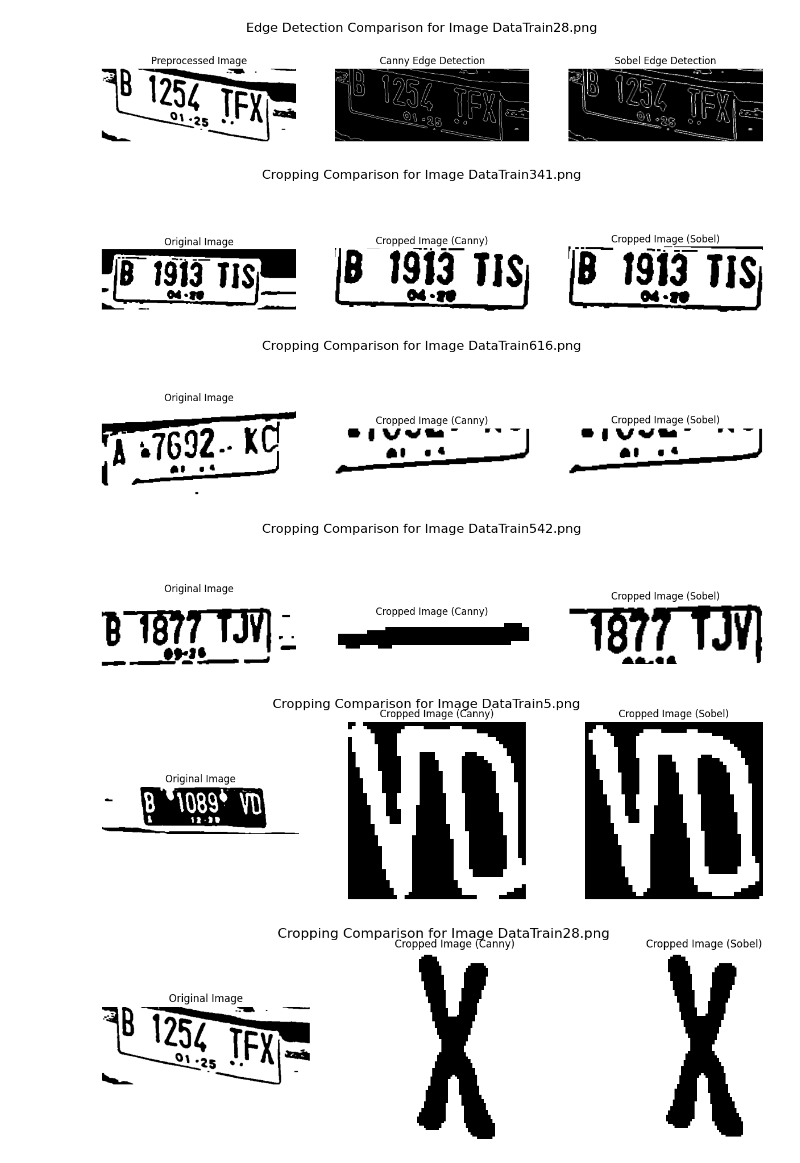
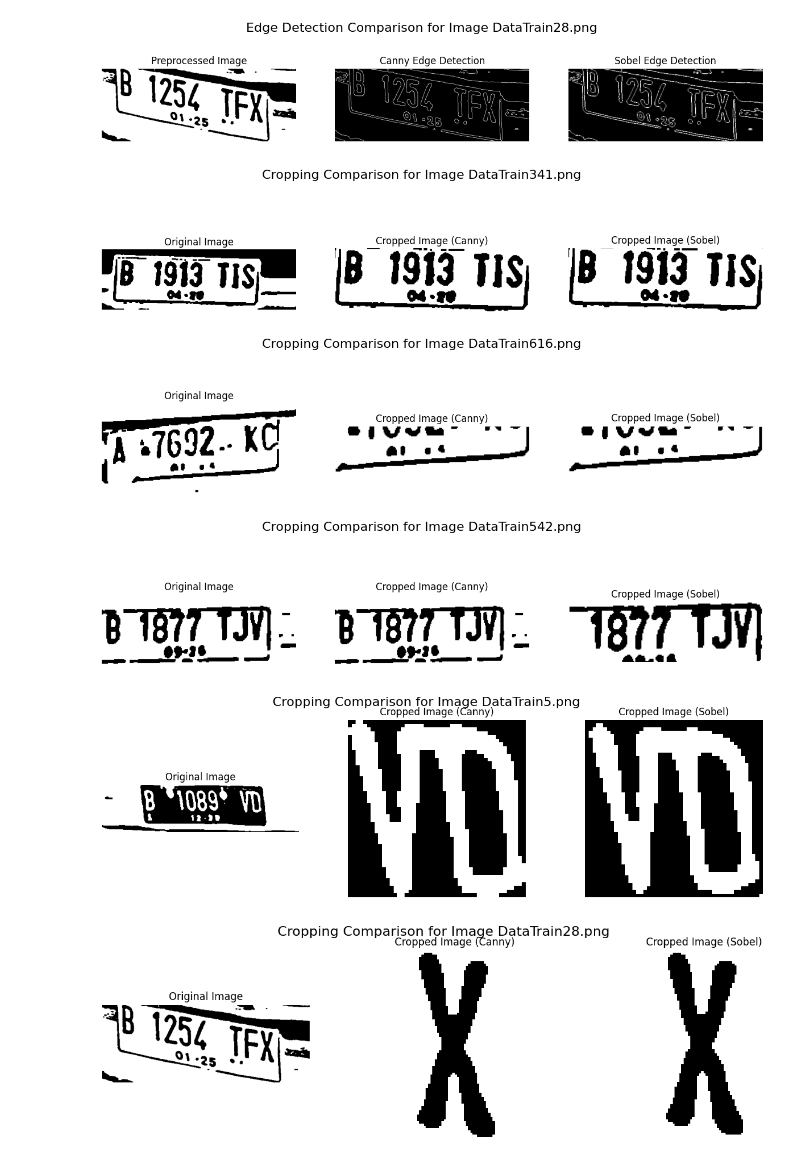
Before and after one commit to abdzufar/PCD-PlatNomor, a Jupyter notebook: preprocess.ipynb, the cells around one changed output. Drawn from its saved outputs; the diff is of its cells as text; code cells hidden in the pictures.

Commit message:
threshold contour

```diff
--- a/preprocess.ipynb
+++ b/preprocess.ipynb
@@ -179,44 +179,60 @@ def crop_and_compare(image, canny_edges, sobel_edges, idx):
     '''
 
     def crop_image(image, edges):
-        contours, _ = cv2.findContours(edges, cv2.RETR_EXTERNAL, cv2.CHAIN_APPROX_SIMPLE)
+        # Menggunakan threshold untuk meningkatkan deteksi kontur
+        _, edges_thresholded = cv2.threshold(edges, 50, 255, cv2.THRESH_BINARY)
+
+        # Mencari kontur pada citra tepi
+        contours, _ = cv2.findContours(edges_thresholded, cv2.RETR_EXTERNAL, cv2.CHAIN_APPROX_SIMPLE)
+
         if contours:
-            largest_contour = max(contours, key=cv2.contourArea)
-            x, y, w, h = cv2.boundingRect(largest_contour)
-            return image[y:y+h, x:x+w]
+            # Menyaring kontur berdasarkan ukuran area minimum
+            contours = [contour for contour in contours if cv2.contourArea(contour) > 500]
+
+            if contours:  # Pastikan ada kontur setelah penyaringan
+                # Menemukan kontur terbesar
+                largest_contour = max(contours, key=cv2.contourArea)
+
+                # Menghitung bounding box dari kontur terbesar
+                x, y, w, h = cv2.boundingRect(largest_contour)
+
+                # Memotong gambar berdasarkan bounding box kontur terbesar
+                return image[y:y+h, x:x+w]
+
+        # Jika tidak ada kontur yang valid, kembalikan gambar asli
         return image
 
     cropped_canny = crop_image(image, canny_edges)
     cropped_sobel = crop_image(image, sobel_edges)
 
     fig, axes = plt.subplots(1, 3, figsize=(15, 4))
     axes = axes.ravel()
 
     # Citra asli
     axes[0].imshow(cv2.cvtColor(image, cv2.COLOR_BGR2RGB))
     axes[0].set_title('Original Image')
     axes[0].axis('off')
 
     # Citra hasil pemotongan berdasarkan tepi Canny
     axes[1].imshow(cv2.cvtColor(cropped_canny, cv2.COLOR_BGR2RGB))
     axes[1].set_title('Cropped Image (Canny)')
     axes[1].axis('off')
 
     # Citra hasil pemotongan berdasarkan tepi Sobel
     axes[2].imshow(cv2.cvtColor(cropped_sobel, cv2.COLOR_BGR2RGB))
     axes[2].set_title('Cropped Image (Sobel)')
     axes[2].axis('off')
 
     fig.suptitle(f'Cropping Comparison for Image {idx}', fontsize=16)
     plt.show()
     plt.close()
 
     return cropped_canny, cropped_sobel
 
 cropped_images = [crop_and_compare(image, canny, sobel, idx) for image, (canny, sobel), idx in zip(preprocessed_image, localized_images, random_files)]
 # %% [output]
-[figure, old version]
+[figure, new version]
 [figure]
-[figure, old version]
+[figure, new version]
 [figure]
 [figure]
```
